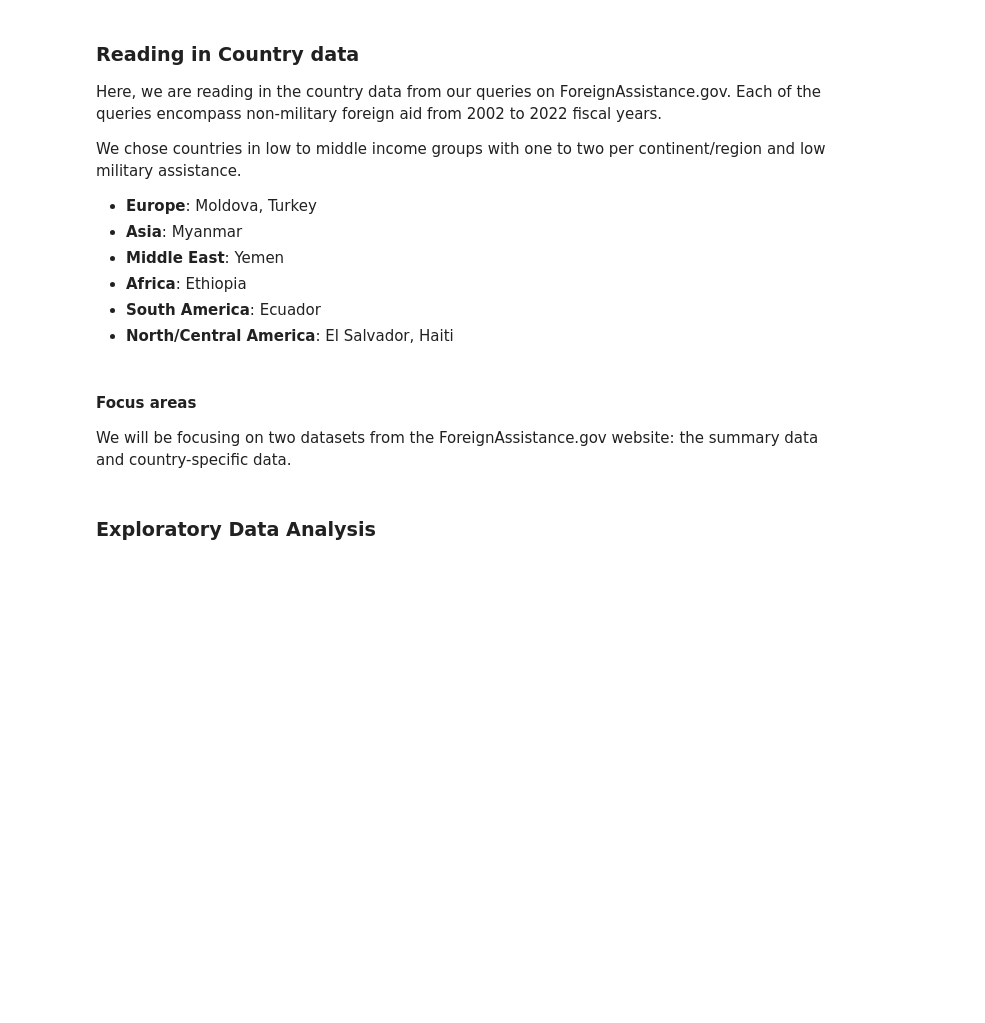
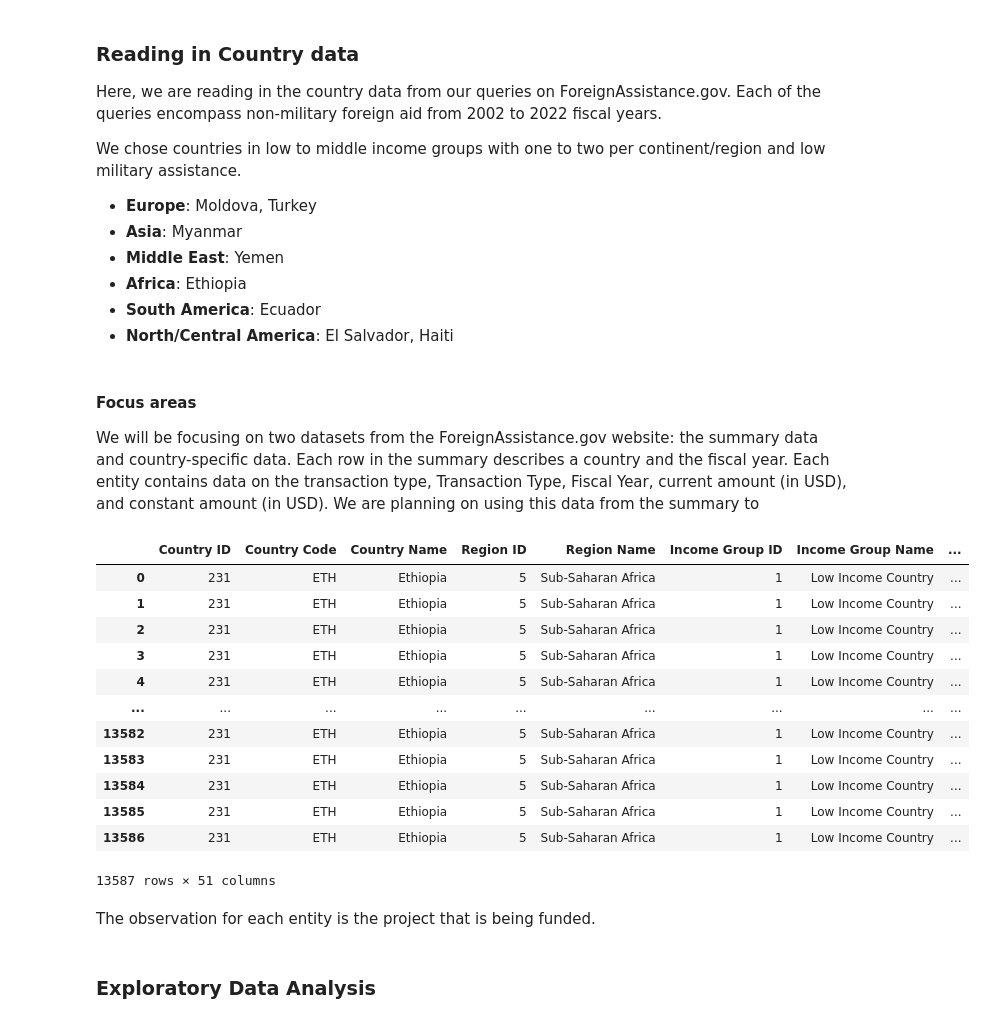
Before and after one commit to chriscallahan99/DataScience_Final_Project, a Jupyter notebook: DS_Milestone_1.ipynb, the cells around one changed output. Saved outputs shown, nothing was run; the diff lists cells and outputs as text; code cells hidden in the pictures; blank space fills up the shorter version.

```diff
--- a/DS_Milestone_1.ipynb
+++ b/DS_Milestone_1.ipynb
@@ -83,21 +81,39 @@ We chose countries in low to middle income groups with one to two per continent/
 * **North/Central America**: El Salvador, Haiti
 # %% [markdown]
 #### Focus areas
-We will be focusing on two datasets from the ForeignAssistance.gov website: the summary data and country-specific data.
+We will be focusing on two datasets from the ForeignAssistance.gov website: the summary data and country-specific data. Each row in the summary describes a country and the fiscal year. Each entity contains data on the transaction type, Transaction Type, Fiscal Year, current amount (in USD), and constant amount (in USD). We are planning on using this data from the summary to
 # %%
 foreign_aid_country_summary_data = pd.read_csv('US_foreign_aid_summary.csv')
 # %%
 Ethiopia_foreign_aid_data = pd.read_csv('.\Africa' + '\Ethiopia_2022-2002_Econ_Other.csv')
 Moldova_foreign_aid_data = pd.read_csv('.\Europe' + '\Moldova_2022-2002_Econ_Other.csv')
 Turkey_foreign_aid_data = pd.read_csv('.\Europe' + '\Turkey_2022-2002_Econ_Other.csv')
 Yemen_foreign_aid_data = pd.read_csv('.\Middle-East' + '\Yemen_2022-2002_Econ_Other.csv')
 Ecuador_foreign_aid_data = pd.read_csv('.\South-America' + '\Ecuador_2022-2002_Econ_Other.csv')
 El_Salvador_foreign_aid_data = pd.read_csv('.\\North-America' + '\El_Salvador_2022-2002_Econ_Other.csv')
 Haiti_foreign_aid_data = pd.read_csv('.\\North-America' + '\\Haiti_2022-2002_Econ_Other.csv')
 
 countries = [Ethiopia_foreign_aid_data, Moldova_foreign_aid_data, Turkey_foreign_aid_data,
              Yemen_foreign_aid_data, Ecuador_foreign_aid_data, El_Salvador_foreign_aid_data,
             Haiti_foreign_aid_data] # For ease of looping
+
+Ethiopia_foreign_aid_data
+# %% [output]
+|  | Country ID | Country Code | Country Name | Region ID | Region Name | Income Group ID | Income Group Name | ... |
+| 0 | 231 | ETH | Ethiopia | 5 | Sub-Saharan Africa | 1 | Low Income Country | ... |
+| 1 | 231 | ETH | Ethiopia | 5 | Sub-Saharan Africa | 1 | Low Income Country | ... |
+| 2 | 231 | ETH | Ethiopia | 5 | Sub-Saharan Africa | 1 | Low Income Country | ... |
+| 3 | 231 | ETH | Ethiopia | 5 | Sub-Saharan Africa | 1 | Low Income Country | ... |
+| 4 | 231 | ETH | Ethiopia | 5 | Sub-Saharan Africa | 1 | Low Income Country | ... |
+| ... | ... | ... | ... | ... | ... | ... | ... | ... |
+| 13582 | 231 | ETH | Ethiopia | 5 | Sub-Saharan Africa | 1 | Low Income Country | ... |
+| 13583 | 231 | ETH | Ethiopia | 5 | Sub-Saharan Africa | 1 | Low Income Country | ... |
+| 13584 | 231 | ETH | Ethiopia | 5 | Sub-Saharan Africa | 1 | Low Income Country | ... |
+| 13585 | 231 | ETH | Ethiopia | 5 | Sub-Saharan Africa | 1 | Low Income Country | ... |
+| 13586 | 231 | ETH | Ethiopia | 5 | Sub-Saharan Africa | 1 | Low Income Country | ... |
+13587 rows × 51 columns
+# %% [markdown]
+The observation for each entity is the project that is being funded.
 # %% [markdown]
 ### Exploratory Data Analysis
 # %%
```
Also changed, not shown: parts of 2 cells of this notebook.
